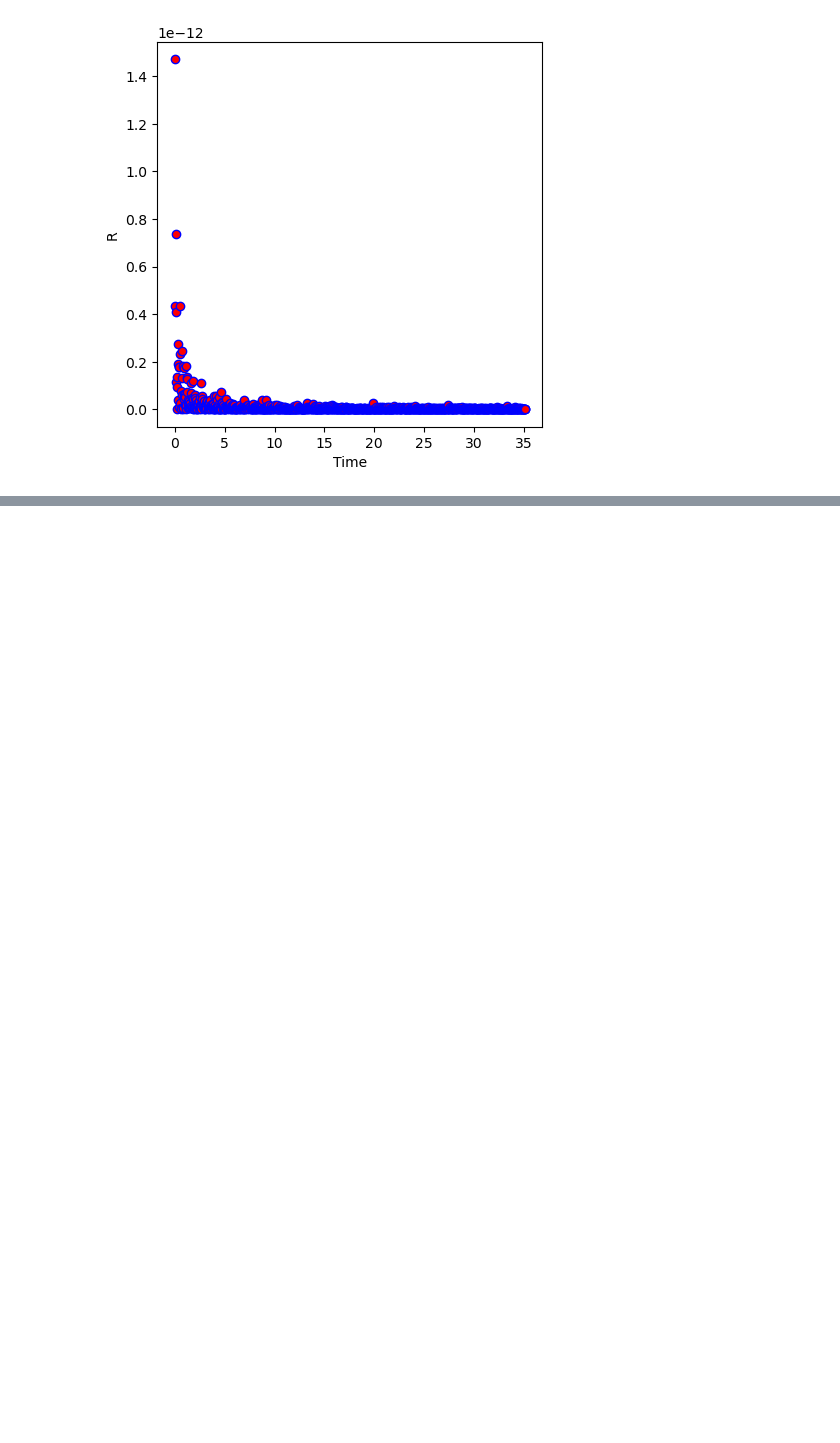
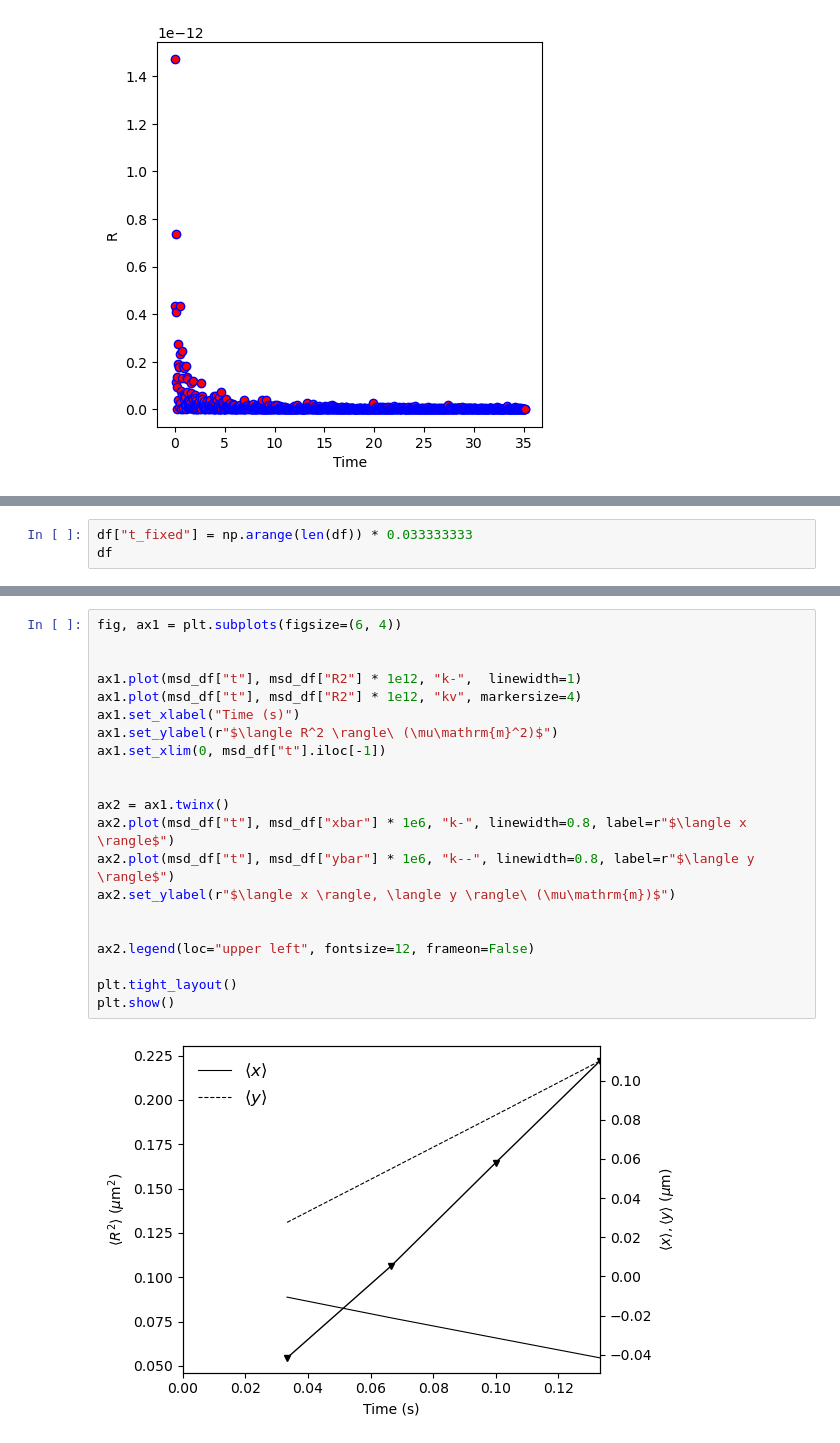
Before and after one commit to GavidD/phys232-labs, a Jupyter notebook: Brownian_Motion/Brownian Motion.ipynb, the cells around one changed output, grey strips where cells are left out. Cells and saved outputs as stored; diff of their text form; blank space fills up the shorter version.

```diff
--- a/Brownian_Motion/Brownian Motion.ipynb
+++ b/Brownian_Motion/Brownian Motion.ipynb
@@ -111,0 +148,3 @@ Experimental Na: (7.38 ± -0.95) × 10^26 mol⁻¹
+# %%
+df["t_fixed"] = np.arange(len(df)) * 0.033333333
+df
@@ -111,0 +257,23 @@ Experimental Na: (7.38 ± -0.95) × 10^26 mol⁻¹
+# %%
+fig, ax1 = plt.subplots(figsize=(6, 4))
+
+
+ax1.plot(msd_df["t"], msd_df["R2"] * 1e12, "k-",  linewidth=1)
+ax1.plot(msd_df["t"], msd_df["R2"] * 1e12, "kv", markersize=4)
+ax1.set_xlabel("Time (s)")
+ax1.set_ylabel(r"$\langle R^2 \rangle\ (\mu\mathrm{m}^2)$")
+ax1.set_xlim(0, msd_df["t"].iloc[-1])
+
+
+ax2 = ax1.twinx()
+ax2.plot(msd_df["t"], msd_df["xbar"] * 1e6, "k-", linewidth=0.8, label=r"$\langle x \rangle$")
+ax2.plot(msd_df["t"], msd_df["ybar"] * 1e6, "k--", linewidth=0.8, label=r"$\langle y \rangle$")
+ax2.set_ylabel(r"$\langle x \rangle, \langle y \rangle\ (\mu\mathrm{m})$")
+
+
+ax2.legend(loc="upper left", fontsize=12, frameon=False)
+
+plt.tight_layout()
+plt.show()
+# %% [output]
+[figure, added]
```
Also changed, not shown: parts of 25 cells of this notebook.
